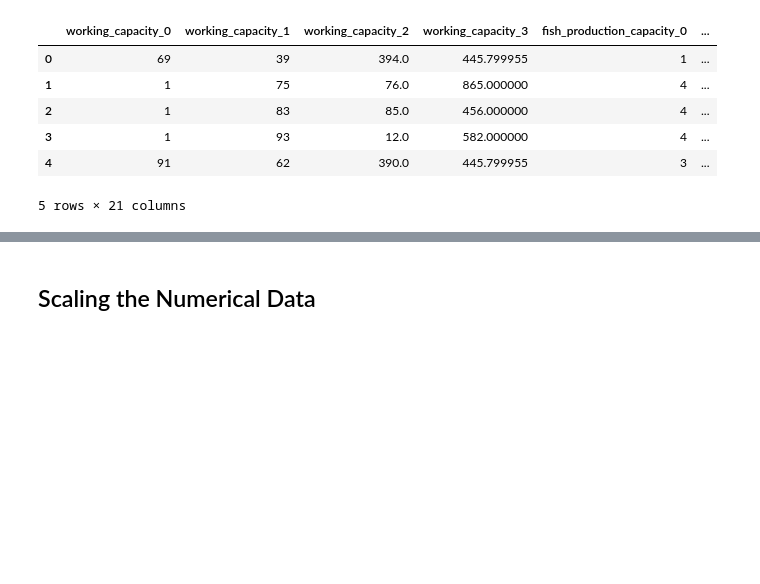
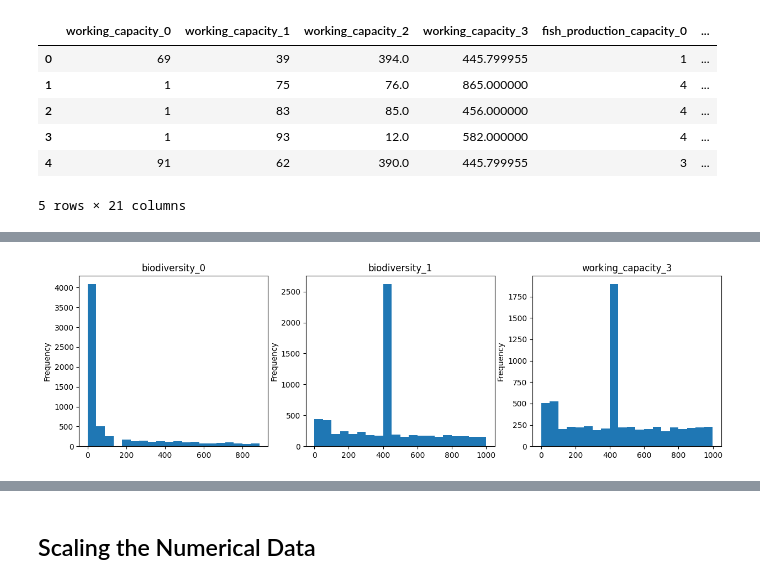
Before and after one commit to Bryan-Az/TF-PyTorch-Jax, a Jupyter notebook: Tensorflow-NN/TF_high_level_Einsum.ipynb, the cells around one changed output, grey strips where cells are left out. Saved outputs shown, nothing was run; the diff lists cells and outputs as text; code cells hidden in the pictures; blank space fills up the shorter version.

```diff
--- a/Tensorflow-NN/TF_high_level_Einsum.ipynb
+++ b/Tensorflow-NN/TF_high_level_Einsum.ipynb
@@ -36,0 +45,7 @@ X = numerical_features.drop('target', axis=1)
+# %%
+most_recent_year = numerical_features['Year'].max()
+
+# Select rows that are within the 5 most recent years
+recent_features = numerical_features[numerical_features['Year'] > most_recent_year - 5]
+# %%
+recent_features = recent_features.drop('Year', axis=1) # dropping year as it is not a environmental signal
@@ -38,0 +105,13 @@ y = numerical_features.loc[:, 'target']
+# %%
+# Create a figure and a grid of subplots
+fig, axs = plt.subplots(1, 3, figsize=(3 * 5, 4))
+
+# Flatten the array of axes (subplots) for easy iteration
+axs_flat = axs.flatten()
+
+for i, column in enumerate(X.columns):
+    # Plot the column data in its own subplot
+    filtered_numerical_features[column].plot(kind='hist', bins=20, ax=axs_flat[i])
+    axs_flat[i].set_title(column)
+# %% [output]
+[figure, added]
```
Also changed, not shown: parts of 38 cells of this notebook, 1 other file.
